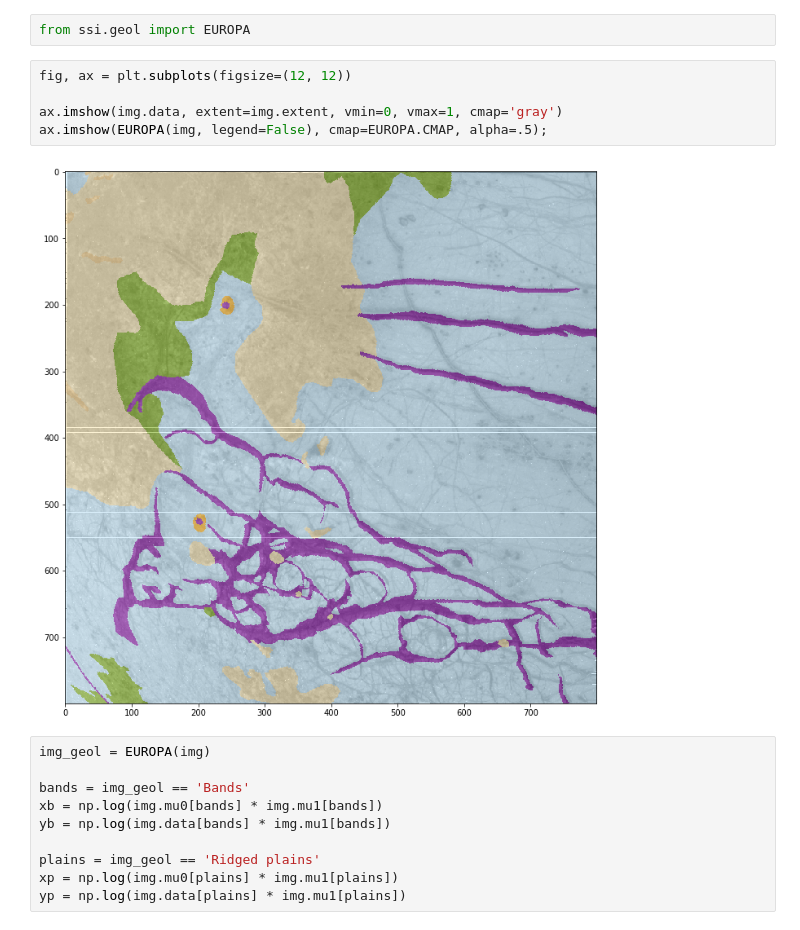
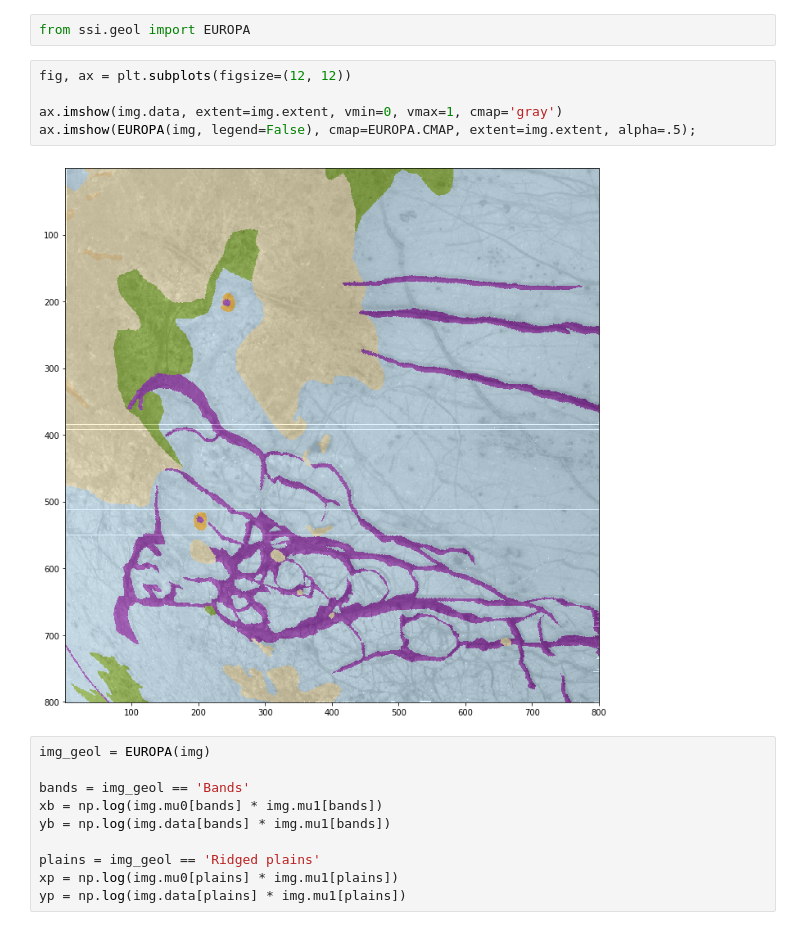
Before and after one commit to seignovert/galileo-ssi, a Jupyter notebook: notebooks/SSI_plot.ipynb, the cells around one changed output. Drawn from its saved outputs; the diff is of its cells as text.

Commit message:
Fix geol units extent in notebook example

```diff
--- a/notebooks/SSI_plot.ipynb
+++ b/notebooks/SSI_plot.ipynb
@@ -123,10 +123,10 @@ from ssi.geol import EUROPA
 # %%
 fig, ax = plt.subplots(figsize=(12, 12))
 
 ax.imshow(img.data, extent=img.extent, vmin=0, vmax=1, cmap='gray')
-ax.imshow(EUROPA(img, legend=False), cmap=EUROPA.CMAP, alpha=.5);
+ax.imshow(EUROPA(img, legend=False), cmap=EUROPA.CMAP, extent=img.extent, alpha=.5);
 # %% [output]
-[figure, old version]
+[figure, new version]
 # %%
 img_geol = EUROPA(img)
 
```
Also changed, not shown: parts of 1 cell of this notebook.
